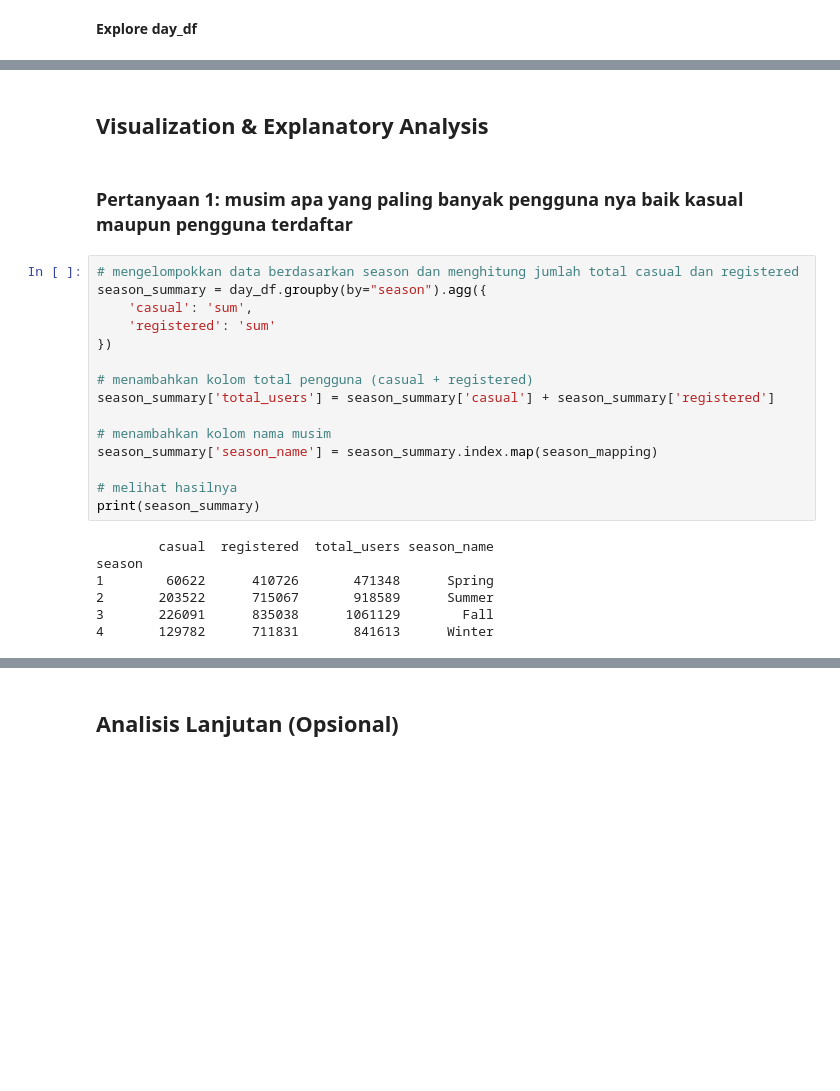
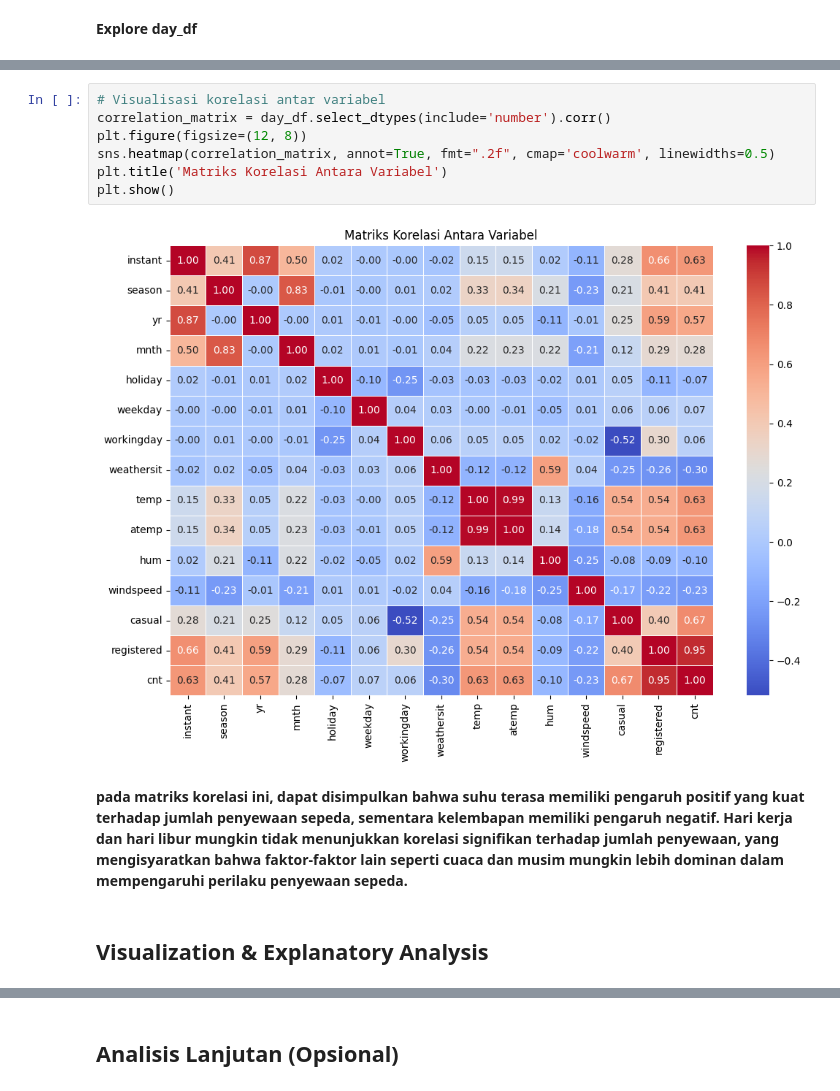
Before and after one commit to Saidill/proyek_analisis_data, a Jupyter notebook: notebook.ipynb, the cells around one changed output, grey strips where cells are left out. Drawn from its saved outputs; the diff is of its cells as text; blank space fills up the shorter version.

```diff
--- a/notebook.ipynb
+++ b/notebook.ipynb
@@ -211,26 +198,13 @@ day_df.groupby(by=["is_weekend", "day_name"]).agg({
+# %%
+# Visualisasi korelasi antar variabel
+correlation_matrix = day_df.select_dtypes(include='number').corr()
+plt.figure(figsize=(12, 8))
+sns.heatmap(correlation_matrix, annot=True, fmt=".2f", cmap='coolwarm', linewidths=0.5)
+plt.title('Matriks Korelasi Antara Variabel')
+plt.show()
+# %% [output]
+[figure, added]
+# %% [markdown]
+**pada matriks korelasi ini, dapat disimpulkan bahwa suhu terasa memiliki pengaruh positif yang kuat terhadap jumlah penyewaan sepeda, sementara kelembapan memiliki pengaruh negatif. Hari kerja dan hari libur mungkin tidak menunjukkan korelasi signifikan terhadap jumlah penyewaan, yang mengisyaratkan bahwa faktor-faktor lain seperti cuaca dan musim mungkin lebih dominan dalam mempengaruhi perilaku penyewaan sepeda.**
 # %% [markdown]
 ## Visualization & Explanatory Analysis
-# %% [markdown]
-### Pertanyaan 1: musim apa yang paling banyak pengguna nya baik kasual maupun pengguna terdaftar
-# %%
-# mengelompokkan data berdasarkan season dan menghitung jumlah total casual dan registered
-season_summary = day_df.groupby(by="season").agg({
-    'casual': 'sum',
-    'registered': 'sum'
-})
-
-# menambahkan kolom total pengguna (casual + registered)
-season_summary['total_users'] = season_summary['casual'] + season_summary['registered']
-
-# menambahkan kolom nama musim
-season_summary['season_name'] = season_summary.index.map(season_mapping)
-
-# melihat hasilnya
-print(season_summary)
-# %% [output]
-        casual  registered  total_users season_name
-season
-1        60622      410726       471348      Spring
-2       203522      715067       918589      Summer
-3       226091      835038      1061129        Fall
-4       129782      711831       841613      Winter
```
Also changed, not shown: parts of 32 cells of this notebook, 3 other files.
